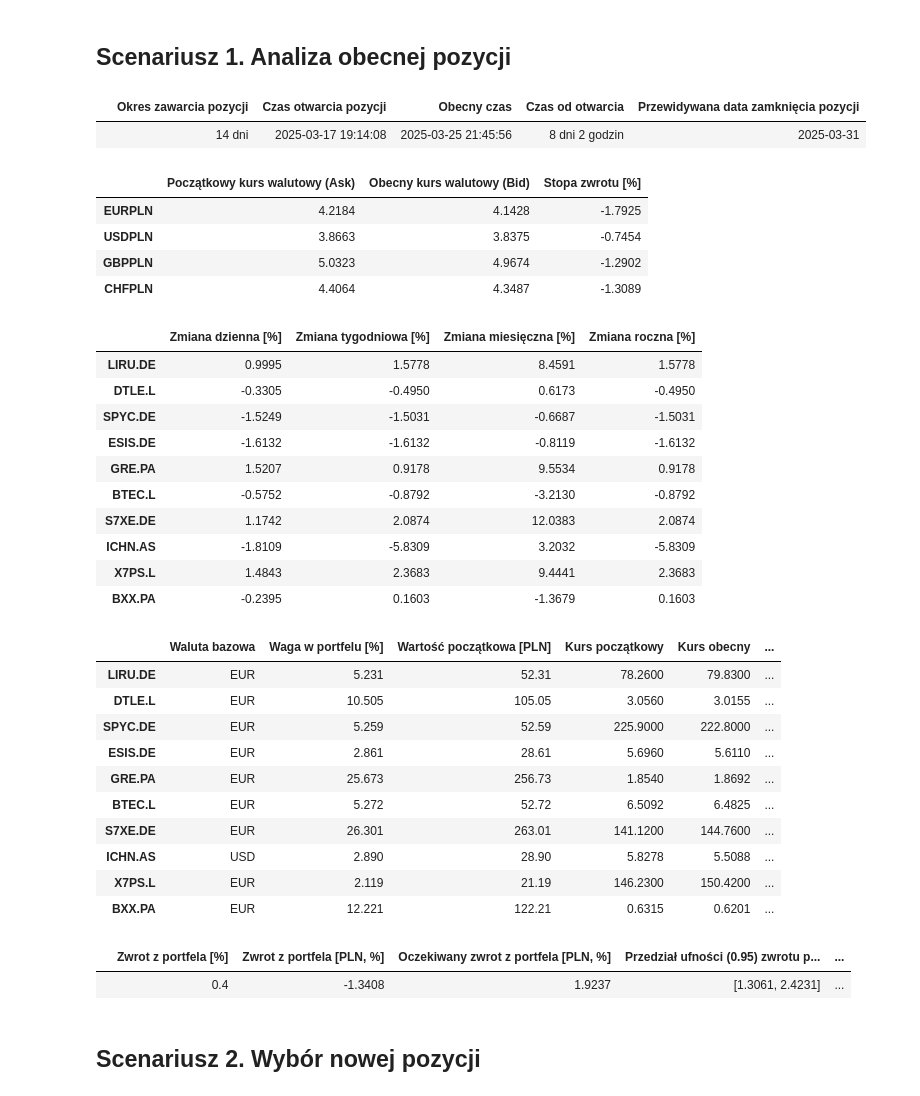
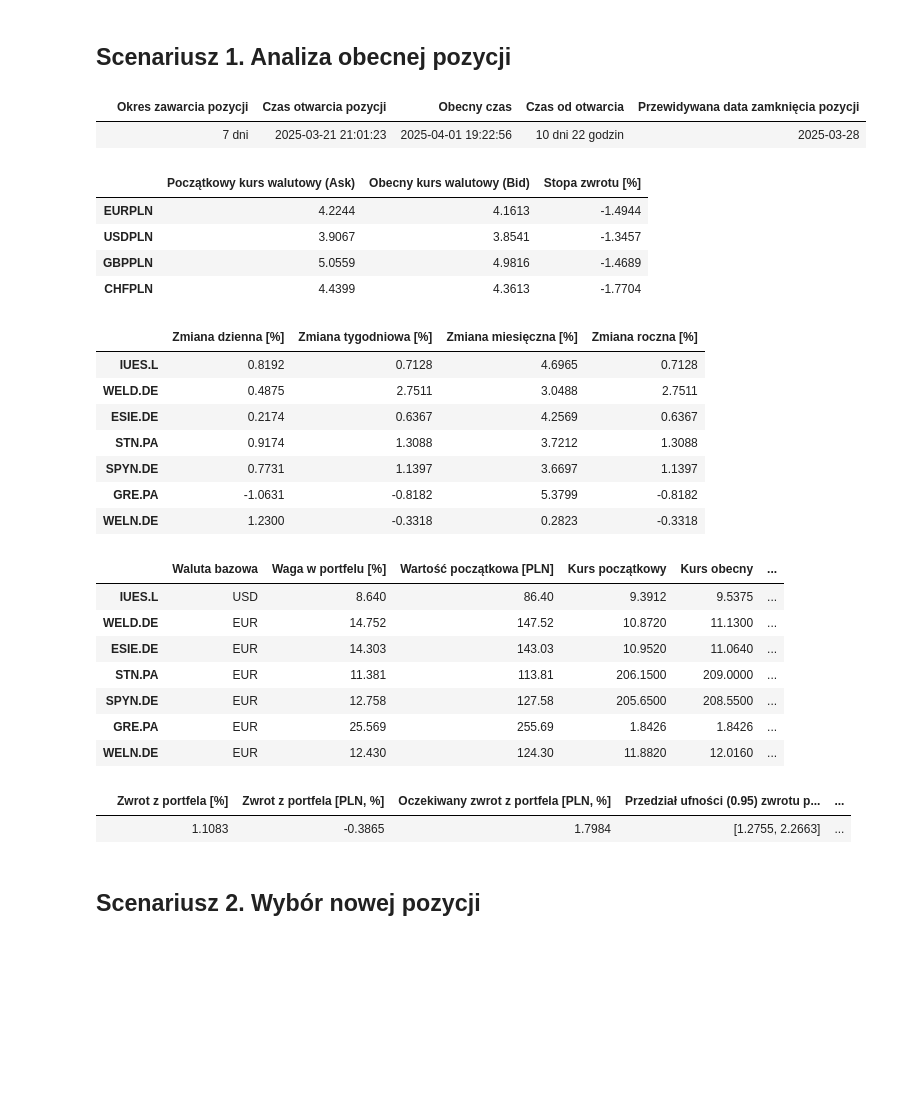
Before and after one commit to jakubweglowski/ETF-Trading, a Jupyter notebook: run.ipynb, the cells around one changed output. Cells and saved outputs as stored; diff of their text form; code cells hidden in the pictures; blank space fills up the shorter version.

```diff
--- a/run.ipynb
+++ b/run.ipynb
@@ -53,41 +53,35 @@ Zakończono pobieranie
 # %%
 info = DataLoader().loadInstrumentsInfo()
 pm = PositionManipulator(info = info,
-                         filename_load = 'pos1',
+                         filename_load = 'pos3',
                          filepath_load = 'Positions')
 pm.AnalyzePosition().getSummary()
 # %% [output]
 |  | Okres zawarcia pozycji | Czas otwarcia pozycji | Obecny czas | Czas od otwarcia | Przewidywana data zamknięcia pozycji |
-|  | 14 dni | 2025-03-17 19:14:08 | 2025-03-25 21:45:56 | 8 dni 2 godzin | 2025-03-31 |
+|  | 7 dni | 2025-03-21 21:01:23 | 2025-04-01 19:22:56 | 10 dni 22 godzin | 2025-03-28 |
 |  | Początkowy kurs walutowy (Ask) | Obecny kurs walutowy (Bid) | Stopa zwrotu [%] |
-| EURPLN | 4.2184 | 4.1428 | -1.7925 |
-| USDPLN | 3.8663 | 3.8375 | -0.7454 |
-| GBPPLN | 5.0323 | 4.9674 | -1.2902 |
-| CHFPLN | 4.4064 | 4.3487 | -1.3089 |
+| EURPLN | 4.2244 | 4.1613 | -1.4944 |
+| USDPLN | 3.9067 | 3.8541 | -1.3457 |
+| GBPPLN | 5.0559 | 4.9816 | -1.4689 |
+| CHFPLN | 4.4399 | 4.3613 | -1.7704 |
 |  | Zmiana dzienna [%] | Zmiana tygodniowa [%] | Zmiana miesięczna [%] | Zmiana roczna [%] |
-| LIRU.DE | 0.9995 | 1.5778 | 8.4591 | 1.5778 |
-| DTLE.L | -0.3305 | -0.4950 | 0.6173 | -0.4950 |
-| SPYC.DE | -1.5249 | -1.5031 | -0.6687 | -1.5031 |
-| ESIS.DE | -1.6132 | -1.6132 | -0.8119 | -1.6132 |
-| GRE.PA | 1.5207 | 0.9178 | 9.5534 | 0.9178 |
-| BTEC.L | -0.5752 | -0.8792 | -3.2130 | -0.8792 |
-| S7XE.DE | 1.1742 | 2.0874 | 12.0383 | 2.0874 |
-| ICHN.AS | -1.8109 | -5.8309 | 3.2032 | -5.8309 |
-| X7PS.L | 1.4843 | 2.3683 | 9.4441 | 2.3683 |
-| BXX.PA | -0.2395 | 0.1603 | -1.3679 | 0.1603 |
+| IUES.L | 0.8192 | 0.7128 | 4.6965 | 0.7128 |
+| WELD.DE | 0.4875 | 2.7511 | 3.0488 | 2.7511 |
+| ESIE.DE | 0.2174 | 0.6367 | 4.2569 | 0.6367 |
+| STN.PA | 0.9174 | 1.3088 | 3.7212 | 1.3088 |
+| SPYN.DE | 0.7731 | 1.1397 | 3.6697 | 1.1397 |
+| GRE.PA | -1.0631 | -0.8182 | 5.3799 | -0.8182 |
+| WELN.DE | 1.2300 | -0.3318 | 0.2823 | -0.3318 |
 |  | Waluta bazowa | Waga w portfelu [%] | Wartość początkowa [PLN] | Kurs początkowy | Kurs obecny | ... |
-| LIRU.DE | EUR | 5.231 | 52.31 | 78.2600 | 79.8300 | ... |
-| DTLE.L | EUR | 10.505 | 105.05 | 3.0560 | 3.0155 | ... |
-| SPYC.DE | EUR | 5.259 | 52.59 | 225.9000 | 222.8000 | ... |
-| ESIS.DE | EUR | 2.861 | 28.61 | 5.6960 | 5.6110 | ... |
-| GRE.PA | EUR | 25.673 | 256.73 | 1.8540 | 1.8692 | ... |
-| BTEC.L | EUR | 5.272 | 52.72 | 6.5092 | 6.4825 | ... |
-| S7XE.DE | EUR | 26.301 | 263.01 | 141.1200 | 144.7600 | ... |
-| ICHN.AS | USD | 2.890 | 28.90 | 5.8278 | 5.5088 | ... |
-| X7PS.L | EUR | 2.119 | 21.19 | 146.2300 | 150.4200 | ... |
-| BXX.PA | EUR | 12.221 | 122.21 | 0.6315 | 0.6201 | ... |
+| IUES.L | USD | 8.640 | 86.40 | 9.3912 | 9.5375 | ... |
+| WELD.DE | EUR | 14.752 | 147.52 | 10.8720 | 11.1300 | ... |
+| ESIE.DE | EUR | 14.303 | 143.03 | 10.9520 | 11.0640 | ... |
+| STN.PA | EUR | 11.381 | 113.81 | 206.1500 | 209.0000 | ... |
+| SPYN.DE | EUR | 12.758 | 127.58 | 205.6500 | 208.5500 | ... |
+| GRE.PA | EUR | 25.569 | 255.69 | 1.8426 | 1.8426 | ... |
+| WELN.DE | EUR | 12.430 | 124.30 | 11.8820 | 12.0160 | ... |
 |  | Zwrot z portfela [%] | Zwrot z portfela [PLN, %] | Oczekiwany zwrot z portfela [PLN, %] | Przedział ufności (0.95) zwrotu p... | ... |
-|  | 0.4 | -1.3408 | 1.9237 | [1.3061, 2.4231] | ... |
+|  | 1.1083 | -0.3865 | 1.7984 | [1.2755, 2.2663] | ... |
 # %% [markdown]
 ## Scenariusz 2. Wybór nowej pozycji
 # %%
```
Also changed, not shown: parts of 13 cells of this notebook, 15 other files.
